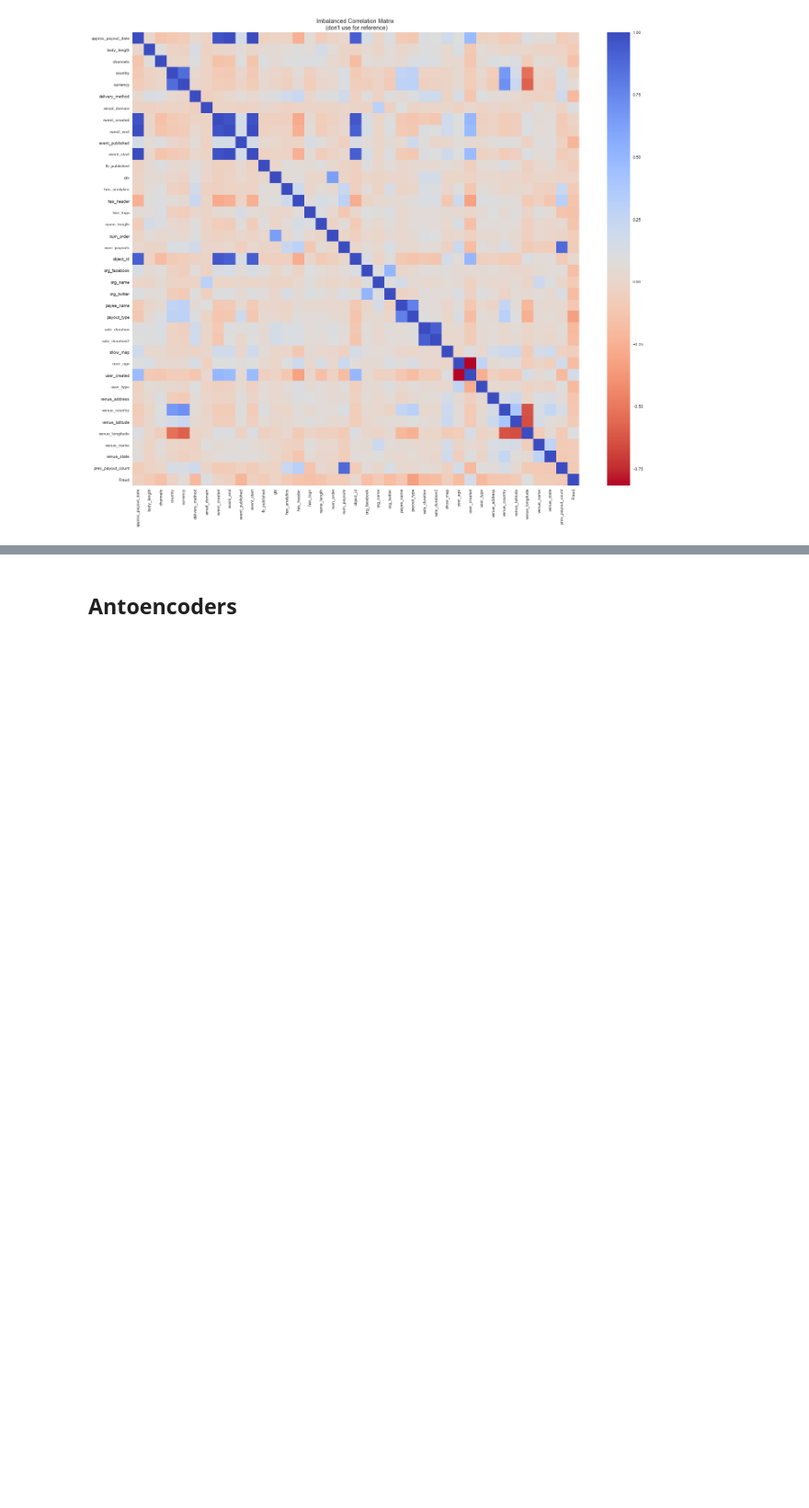
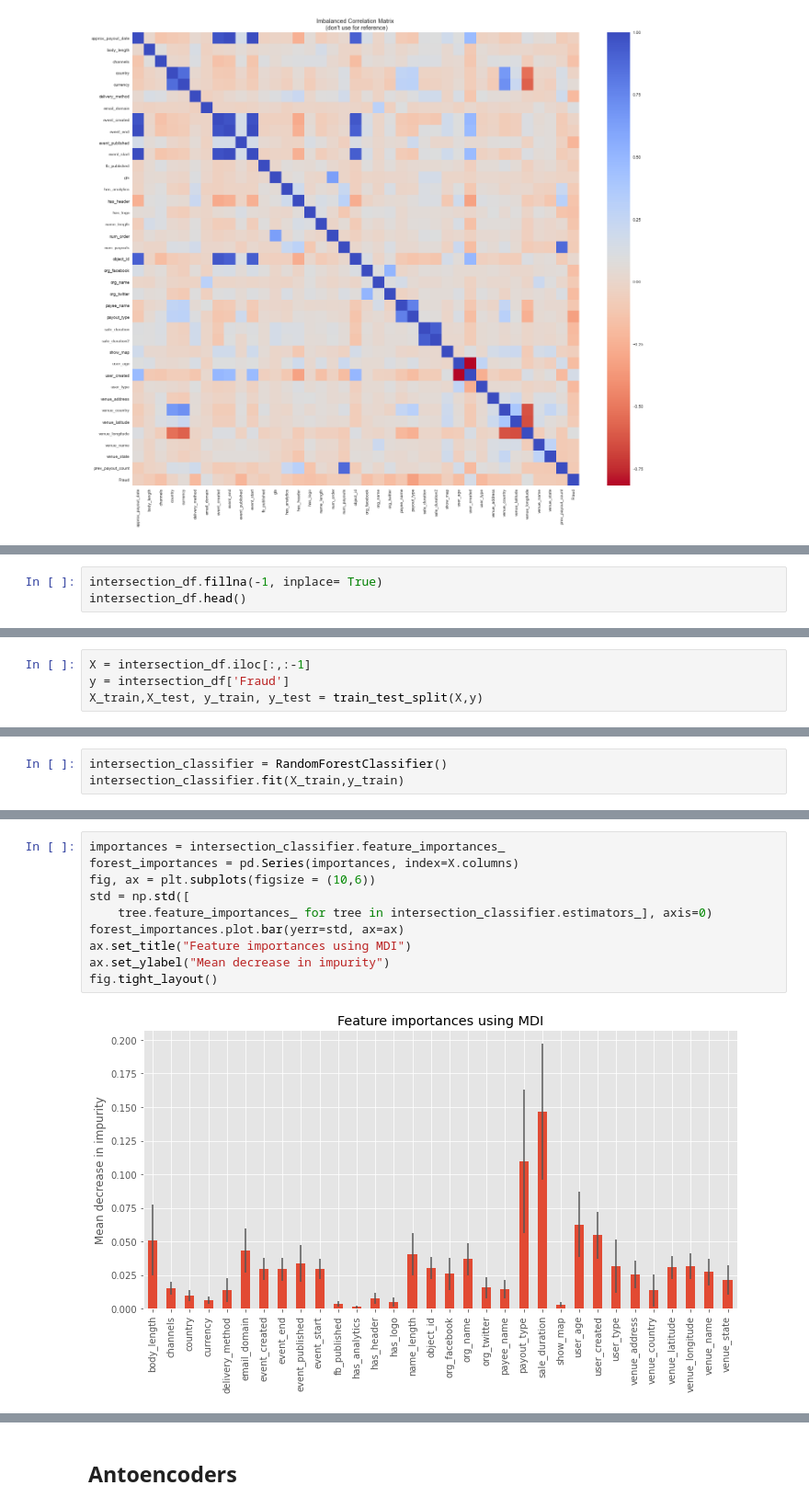
Before and after one commit to baharbiazar/fraud_detection, a Jupyter notebook: fraud_case_study.ipynb, the cells around one changed output, grey strips where cells are left out. Shown at 92% size. Cells and saved outputs as stored; diff of their text form; blank space fills up the shorter version.

```diff
--- a/fraud_case_study.ipynb
+++ b/fraud_case_study.ipynb
@@ -464,0 +588,3 @@ df.corr()
+# %%
+intersection_df.fillna(-1, inplace= True)
+intersection_df.head()
@@ -464,0 +608,4 @@ df.corr()
+# %%
+X = intersection_df.iloc[:,:-1]
+y = intersection_df['Fraud']
+X_train,X_test, y_train, y_test = train_test_split(X,y)
@@ -464,0 +636,3 @@ df.corr()
+# %%
+intersection_classifier = RandomForestClassifier()
+intersection_classifier.fit(X_train,y_train)
@@ -464,0 +648,12 @@ df.corr()
+# %%
+importances = intersection_classifier.feature_importances_
+forest_importances = pd.Series(importances, index=X.columns)
+fig, ax = plt.subplots(figsize = (10,6))
+std = np.std([
+    tree.feature_importances_ for tree in intersection_classifier.estimators_], axis=0)
+forest_importances.plot.bar(yerr=std, ax=ax)
+ax.set_title("Feature importances using MDI")
+ax.set_ylabel("Mean decrease in impurity")
+fig.tight_layout()
+# %% [output]
+[figure, added]
```
Also changed, not shown: parts of 42 cells of this notebook, 16 other files.
